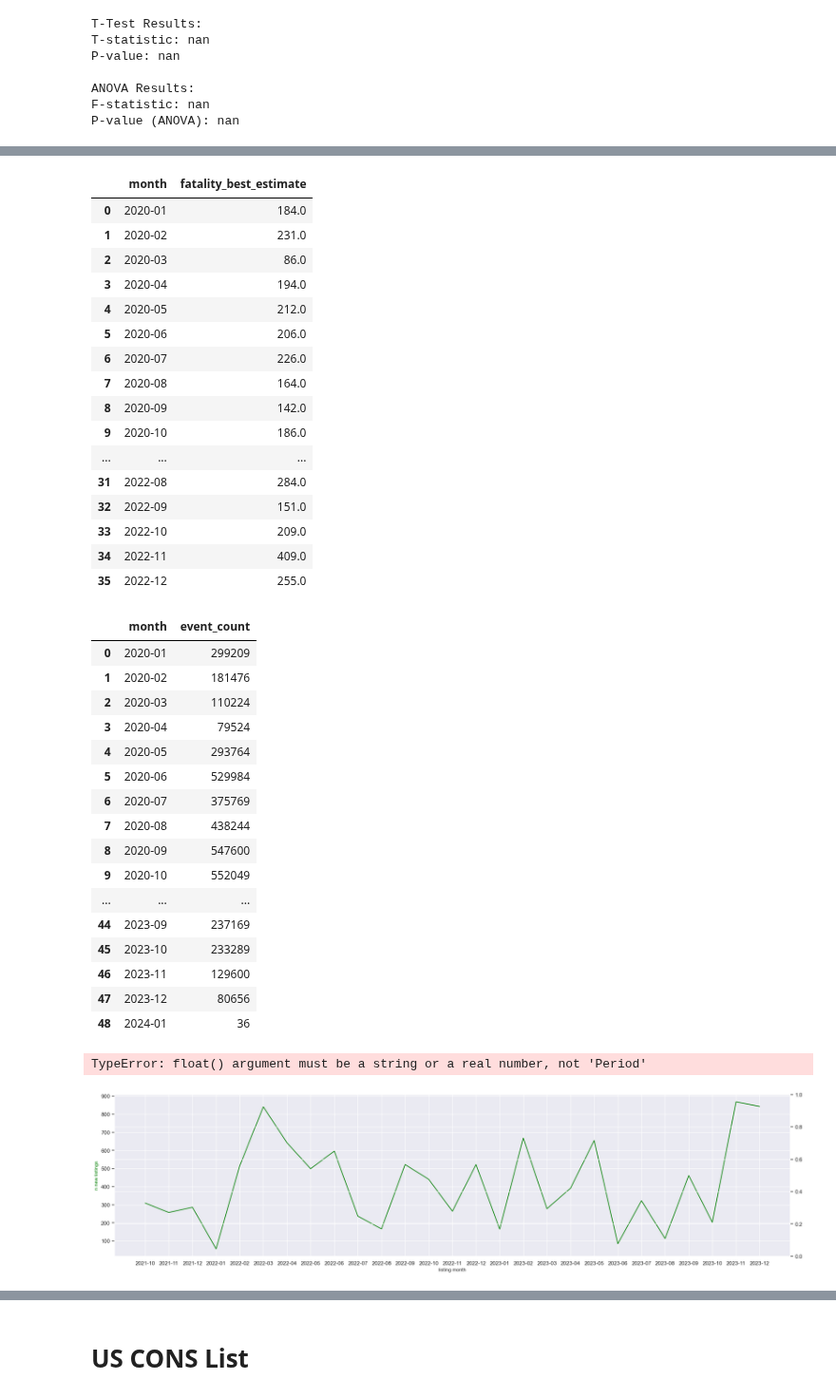
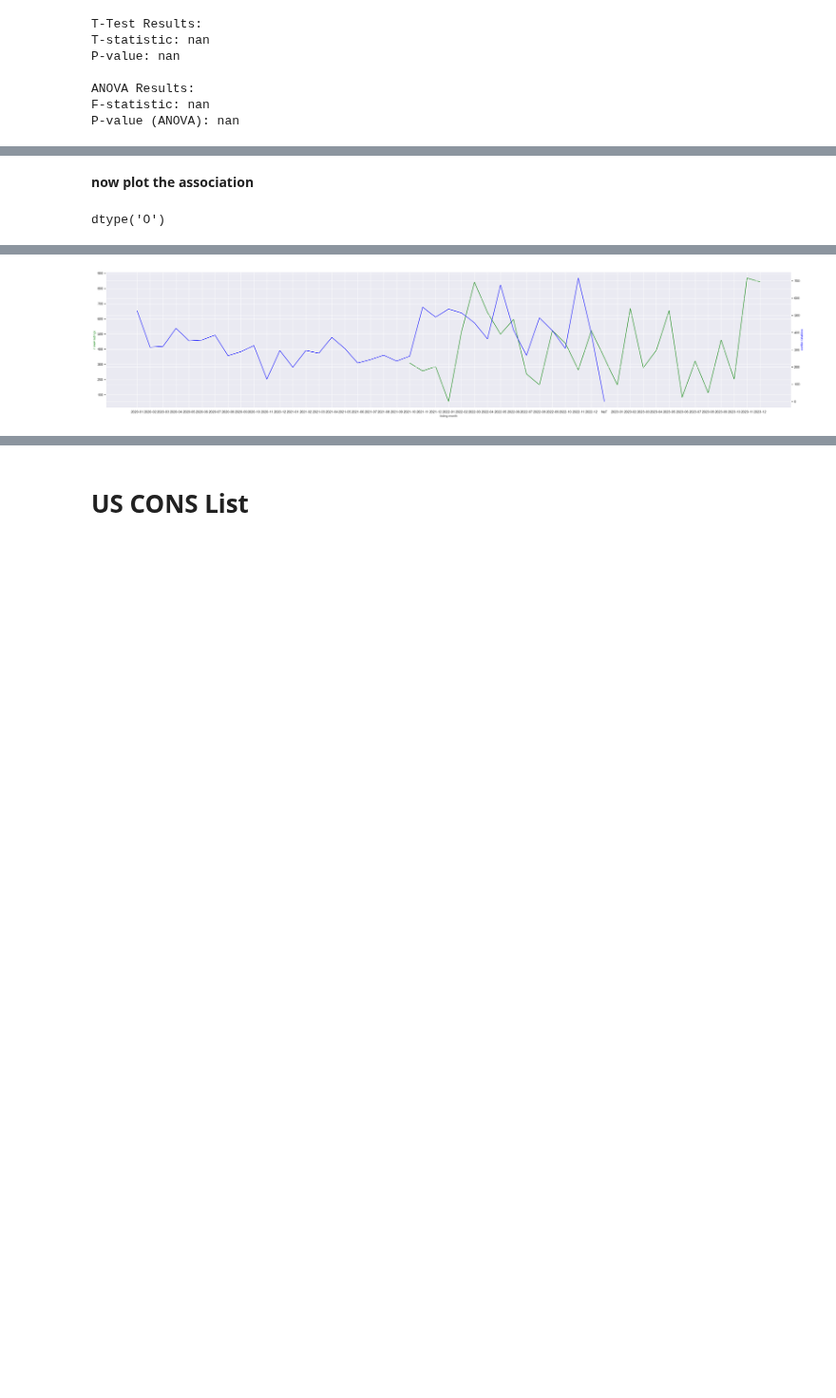
Before and after one commit to NatStrom/INSA, a Jupyter notebook: Opensanctions/Clean/US_descriptive_Analysis-Copy1.ipynb, the cells around one changed output, grey strips where cells are left out. Shown at 95% size. Cells and saved outputs as stored; diff of their text form; code cells hidden in the pictures; blank space fills up the shorter version.

```diff
--- a/Opensanctions/Clean/US_descriptive_Analysis-Copy1.ipynb
+++ b/Opensanctions/Clean/US_descriptive_Analysis-Copy1.ipynb
@@ -368,0 +418,15 @@ P-value (ANOVA): nan
+# %% [markdown]
+**now plot the association**
+# %%
+#transfrom month to string
+conflict['month'] = conflict['month'].astype(str)
+#conflict['month'] = pd.to_datetime(conflict['month'])
+conflict.month.dtypes
+
+conflict_os['month'] = conflict_os['month'].astype(str)
+conflict_os.month.dtypes
+
+protest['month'] = protest['month'].astype(str)
+protest.month.dtypes
+# %% [output]
+dtype('O')
@@ -369,20 +444,6 @@ P-value (ANOVA): nan
 # %%
-#get the new listings per month toether with conflict fatalities and protest events
-# combined plot
-grouped_1 = data.groupby(['month']).agg({'new_listing_count': 'sum'})
-grouped_2 = conflict.groupby(['month']).agg({'fatality_best_estimate': 'sum'})
-grouped_3 = conflict_os.groupby(['month']).agg({'fatality_best_estimate': 'sum'})
-grouped_4 = protest.groupby(['month']).agg({'event_count': 'sum'})
-grouped_1 = grouped_1.reset_index()
-grouped_2 = grouped_2.reset_index()
-grouped_3 = grouped_3.reset_index()
-grouped_4 = grouped_4.reset_index()
-display(grouped_1)
-display(grouped_2)
-display(grouped_3)
-display(grouped_4)
 # create figure and axis objects with subplots()
-fig,ax = plt.subplots()
+fig,ax = plt.subplots(figsize=(40,8))
 # make a plot
 ax.plot(grouped_1.month,
         grouped_1.new_listing_count,
@@ -393,12 +454,11 @@ ax.set_xlabel("listing month", fontsize = 10)
 ax.set_ylabel("n new listings",
               color="green",
               fontsize=10)
-
-
 # twin object for two different y-axis on the sample plot
 ax2=ax.twinx()
 # make a plot with different y-axis using second axis object
 ax2.plot(grouped_2.month, grouped_2["fatality_best_estimate"],color="blue")
 ax2.set_ylabel("conflict fatalities",color="blue",fontsize=10)
-plt.savefig('timetrend_combined_listing_month.png')
+plt.savefig('timetrend_combined_conflict.png')
+plt.show()
 # %% [output]
@@ -439,37 +465,2 @@ plt.savefig('timetrend_combined_listing_month.png')
-|  | month | fatality_best_estimate |
-| 0 | 2020-01 | 184.0 |
-| 1 | 2020-02 | 231.0 |
-| 2 | 2020-03 | 86.0 |
-| 3 | 2020-04 | 194.0 |
-| 4 | 2020-05 | 212.0 |
-| 5 | 2020-06 | 206.0 |
-| 6 | 2020-07 | 226.0 |
-| 7 | 2020-08 | 164.0 |
-| 8 | 2020-09 | 142.0 |
-| 9 | 2020-10 | 186.0 |
-| ... | ... | ... |
-| 31 | 2022-08 | 284.0 |
-| 32 | 2022-09 | 151.0 |
-| 33 | 2022-10 | 209.0 |
-| 34 | 2022-11 | 409.0 |
-| 35 | 2022-12 | 255.0 |
-|  | month | event_count |
-| 0 | 2020-01 | 299209 |
-| 1 | 2020-02 | 181476 |
-| 2 | 2020-03 | 110224 |
-| 3 | 2020-04 | 79524 |
-| 4 | 2020-05 | 293764 |
-| 5 | 2020-06 | 529984 |
-| 6 | 2020-07 | 375769 |
-| 7 | 2020-08 | 438244 |
-| 8 | 2020-09 | 547600 |
-| 9 | 2020-10 | 552049 |
-| ... | ... | ... |
-| 44 | 2023-09 | 237169 |
-| 45 | 2023-10 | 233289 |
-| 46 | 2023-11 | 129600 |
-| 47 | 2023-12 | 80656 |
-| 48 | 2024-01 | 36 |
-TypeError: float() argument must be a string or a real number, not 'Period'
-[figure, old version]
+[figure, new version]
 # %%
```
Also changed, not shown: parts of 15 cells of this notebook, 10 other files.
